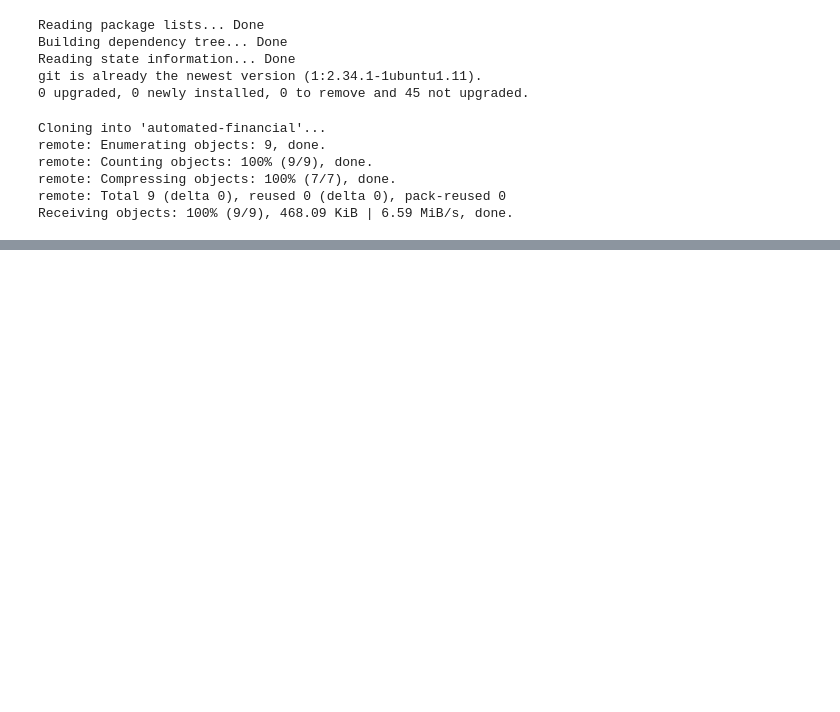
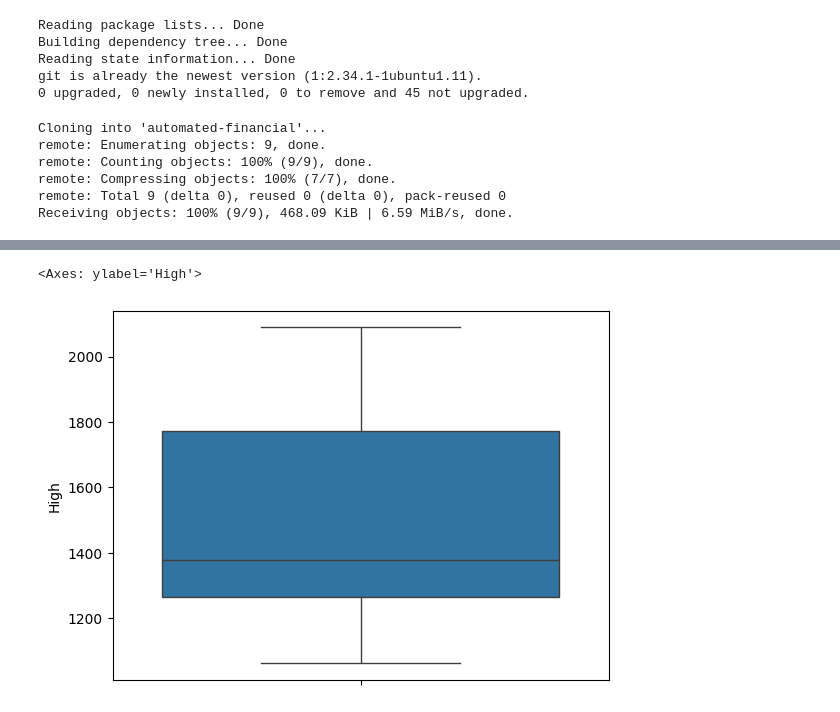
Before and after one commit to samsuzie/automated-financial, a Jupyter notebook: Future_Funds.ipynb, the cells around one changed output, grey strips where cells are left out. Saved outputs shown, nothing was run; the diff lists cells and outputs as text; code cells hidden in the pictures; blank space fills up the shorter version.

```diff
--- a/Future_Funds.ipynb
+++ b/Future_Funds.ipynb
@@ -24,0 +88,5 @@ Receiving objects: 100% (9/9), 468.09 KiB | 6.59 MiB/s, done.
+# %%
+sns.boxplot(df['High'])
+# %% [output]
+<Axes: ylabel='High'>
+[figure, added]
```
Also changed, not shown: parts of 16 cells of this notebook.
